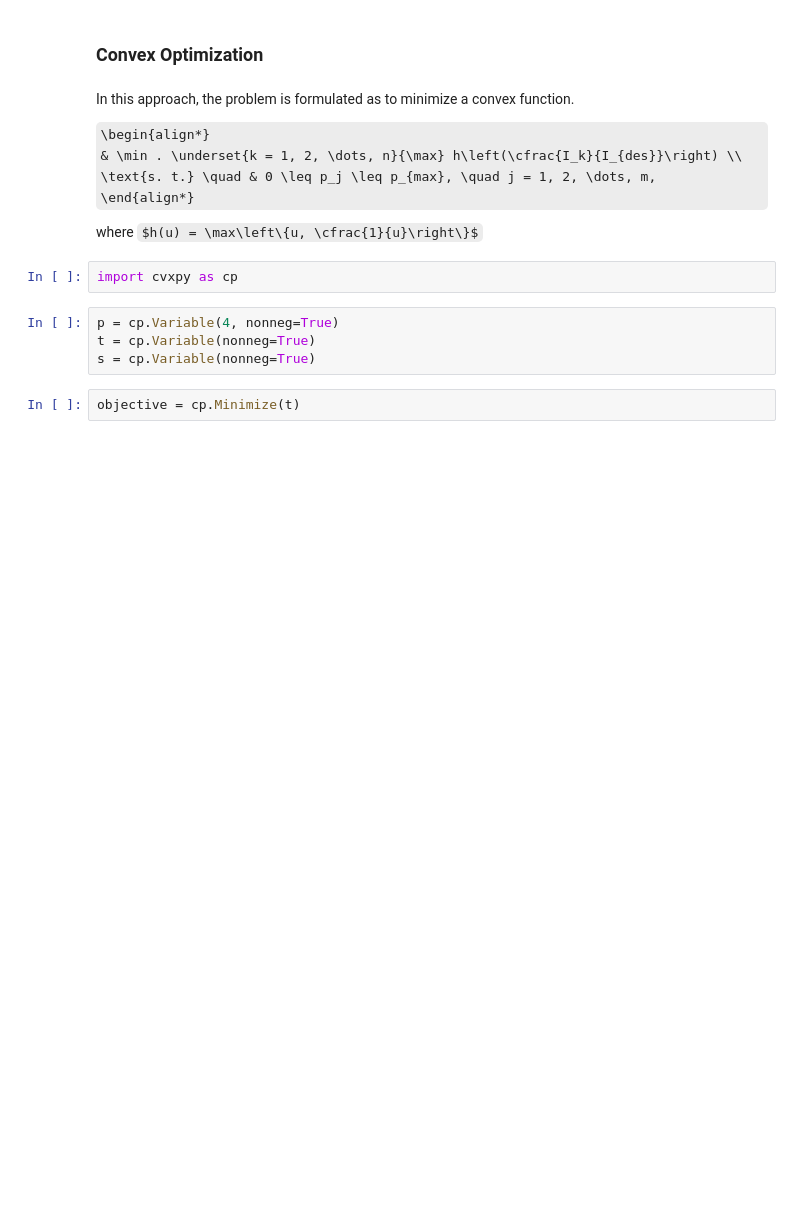
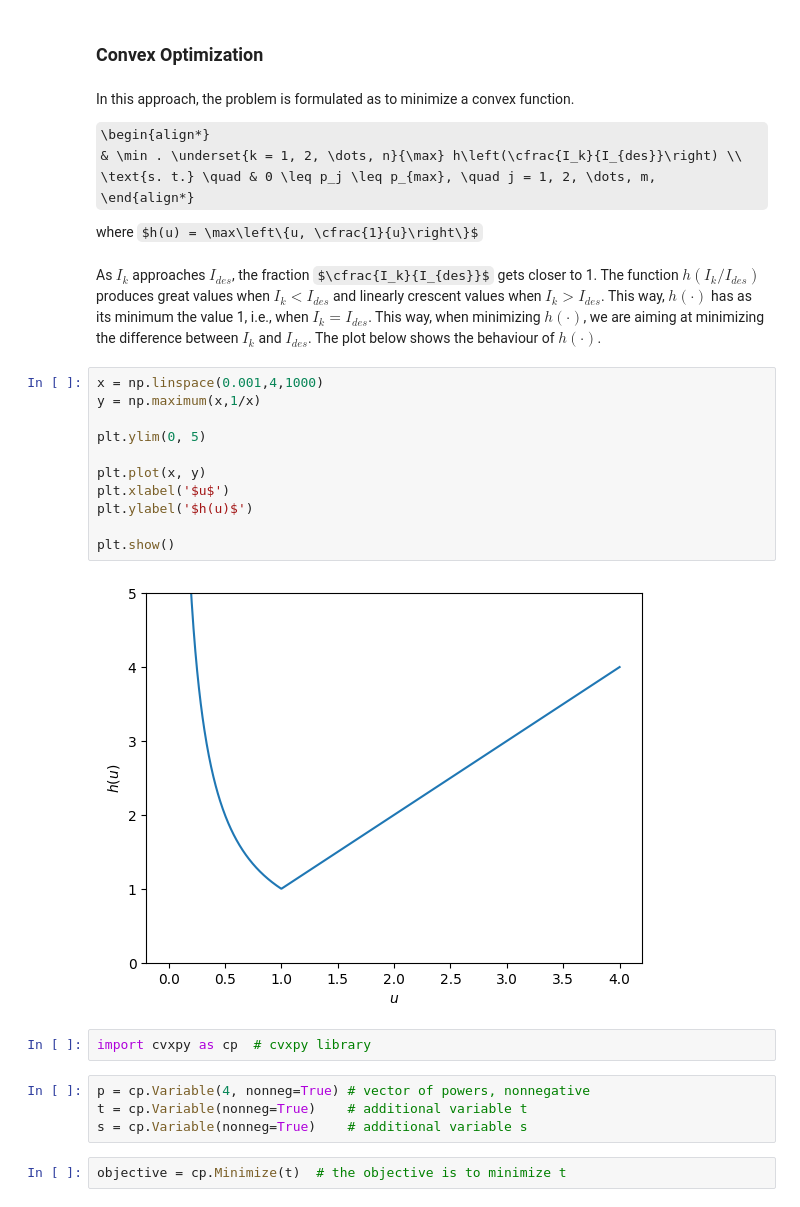
Before and after one commit to felypemaciel/lamps, a Jupyter notebook: lamps.ipynb, the cells around one changed output. Saved outputs shown, nothing was run; the diff lists cells and outputs as text; some formulas as TeX source; blank space fills up the shorter version.

```diff
--- a/lamps.ipynb
+++ b/lamps.ipynb
@@ -308,12 +324,27 @@ In this approach, the problem is formulated as to minimize a convex function.
 \end{align*}
 
 where $h(u) = \max\left\{u, \cfrac{1}{u}\right\}$
+# %% [markdown]
+As $I_k$ approaches $I_{des}$, the fraction $\cfrac{I_k}{I_{des}}$ gets closer to 1. The function $h(I_k/I_{des})$ produces great values when $I_k < I_{des}$ and linearly crescent values when $I_k > I_{des}$. This way, $h(\cdot)$ has as its minimum the value 1, i.e., when $I_k = I_{des}$. This way, when minimizing $h(\cdot)$, we are aiming at minimizing the difference between $I_k$ and $I_{des}$. The plot below shows the behaviour of $h(\cdot)$.
+# %%
+x = np.linspace(0.001,4,1000)
+y = np.maximum(x,1/x)
+
+plt.ylim(0, 5)
+
+plt.plot(x, y)
+plt.xlabel('$u$')
+plt.ylabel('$h(u)$')
+
+plt.show()
+# %% [output]
+[figure, added]
 # %%
-import cvxpy as cp
+import cvxpy as cp  # cvxpy library
 # %%
-p = cp.Variable(4, nonneg=True)
-t = cp.Variable(nonneg=True)
-s = cp.Variable(nonneg=True)
+p = cp.Variable(4, nonneg=True) # vector of powers, nonnegative
+t = cp.Variable(nonneg=True)    # additional variable t
+s = cp.Variable(nonneg=True)    # additional variable s
 # %%
-objective = cp.Minimize(t)
+objective = cp.Minimize(t)  # the objective is to minimize t
 # %%
```
Also changed, not shown: parts of 19 cells of this notebook, 1 other file.
